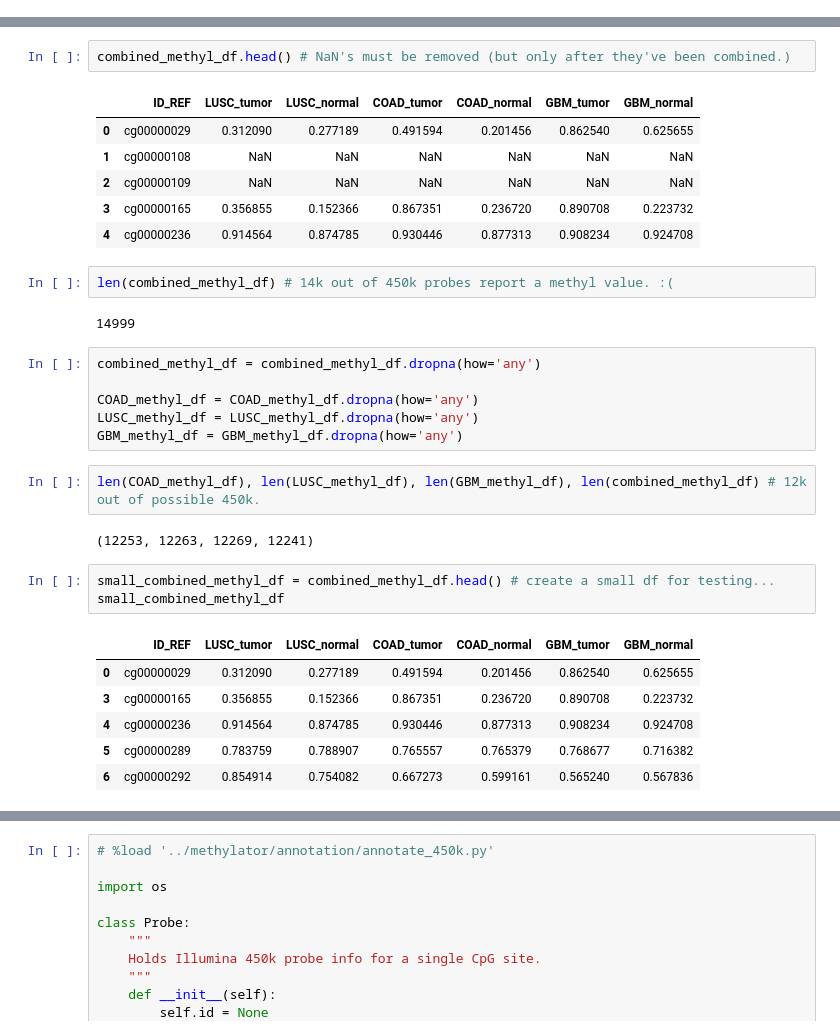
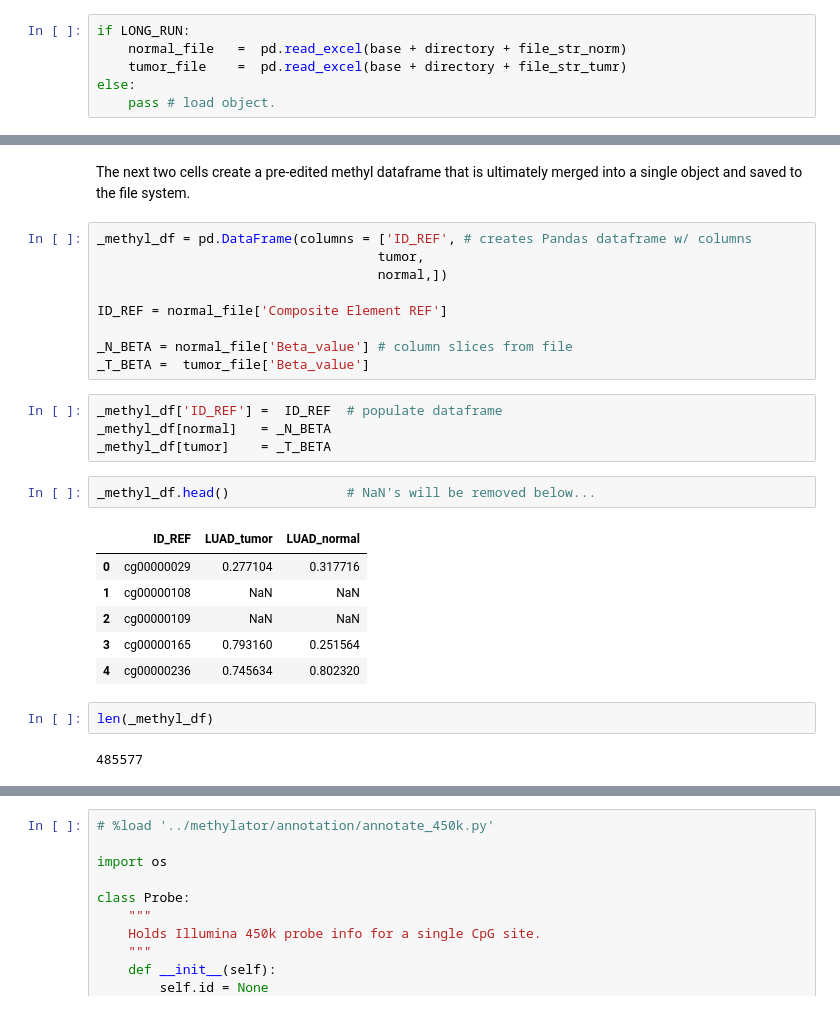
Before and after one commit to atallah-lab/methylation, a Jupyter notebook: python/notebooks/clean_and_process_jhu_data.ipynb, the cells around one changed output, grey strips where cells are left out. Cells and saved outputs as stored; diff of their text form.

```diff
--- a/python/notebooks/clean_and_process_jhu_data.ipynb
+++ b/python/notebooks/clean_and_process_jhu_data.ipynb
@@ -11,0 +42,6 @@ GBM_Tumor = pd.read_excel('../../data/johnshopkins-data/GBM-PAIRED/GBM_TUMOR-TCG
+# %%
+if LONG_RUN:
+    normal_file   =  pd.read_excel(base + directory + file_str_norm)
+    tumor_file    =  pd.read_excel(base + directory + file_str_tumr)
+else:
+    pass # load object.
@@ -76,33 +75,28 @@ GBM_methyl_df['GBM_normal'] = GBM_N_BETA
+# %% [markdown]
+The next two cells create a pre-edited methyl dataframe that is ultimately merged into a single object and saved to the file system.
+# %%
+_methyl_df = pd.DataFrame(columns = ['ID_REF', # creates Pandas dataframe w/ columns
+                                    tumor,
+                                    normal,])
+
+ID_REF = normal_file['Composite Element REF']
+
+_N_BETA = normal_file['Beta_value'] # column slices from file
+_T_BETA =  tumor_file['Beta_value']
+# %%
+_methyl_df['ID_REF'] =  ID_REF  # populate dataframe
+_methyl_df[normal]   = _N_BETA
+_methyl_df[tumor]    = _T_BETA
 # %%
-combined_methyl_df.head() # NaN's must be removed (but only after they've been combined.)
+_methyl_df.head()               # NaN's will be removed below...
 # %% [output]
-|  | ID_REF | LUSC_tumor | LUSC_normal | COAD_tumor | COAD_normal | GBM_tumor | GBM_normal |
-| 0 | cg00000029 | 0.312090 | 0.277189 | 0.491594 | 0.201456 | 0.862540 | 0.625655 |
-| 1 | cg00000108 | NaN | NaN | NaN | NaN | NaN | NaN |
-| 2 | cg00000109 | NaN | NaN | NaN | NaN | NaN | NaN |
-| 3 | cg00000165 | 0.356855 | 0.152366 | 0.867351 | 0.236720 | 0.890708 | 0.223732 |
-| 4 | cg00000236 | 0.914564 | 0.874785 | 0.930446 | 0.877313 | 0.908234 | 0.924708 |
+|  | ID_REF | LUAD_tumor | LUAD_normal |
+| 0 | cg00000029 | 0.277104 | 0.317716 |
+| 1 | cg00000108 | NaN | NaN |
+| 2 | cg00000109 | NaN | NaN |
+| 3 | cg00000165 | 0.793160 | 0.251564 |
+| 4 | cg00000236 | 0.745634 | 0.802320 |
-# %%
-len(combined_methyl_df) # 14k out of 450k probes report a methyl value. :(
-# %% [output]
-14999
-# %%
-combined_methyl_df = combined_methyl_df.dropna(how='any')
-
-COAD_methyl_df = COAD_methyl_df.dropna(how='any')
-LUSC_methyl_df = LUSC_methyl_df.dropna(how='any')
-GBM_methyl_df = GBM_methyl_df.dropna(how='any')
-# %%
-len(COAD_methyl_df), len(LUSC_methyl_df), len(GBM_methyl_df), len(combined_methyl_df) # 12k out of possible 450k.
-# %% [output]
-(12253, 12263, 12269, 12241)
-# %%
-small_combined_methyl_df = combined_methyl_df.head() # create a small df for testing...
-small_combined_methyl_df
-# %% [output]
-|  | ID_REF | LUSC_tumor | LUSC_normal | COAD_tumor | COAD_normal | GBM_tumor | GBM_normal |
-| 0 | cg00000029 | 0.312090 | 0.277189 | 0.491594 | 0.201456 | 0.862540 | 0.625655 |
-| 3 | cg00000165 | 0.356855 | 0.152366 | 0.867351 | 0.236720 | 0.890708 | 0.223732 |
-| 4 | cg00000236 | 0.914564 | 0.874785 | 0.930446 | 0.877313 | 0.908234 | 0.924708 |
-| 5 | cg00000289 | 0.783759 | 0.788907 | 0.765557 | 0.765379 | 0.768677 | 0.716382 |
-| 6 | cg00000292 | 0.854914 | 0.754082 | 0.667273 | 0.599161 | 0.565240 | 0.567836 |
+# %%
+len(_methyl_df)
+# %% [output]
+485577
```
Also changed, not shown: parts of 58 cells of this notebook.
